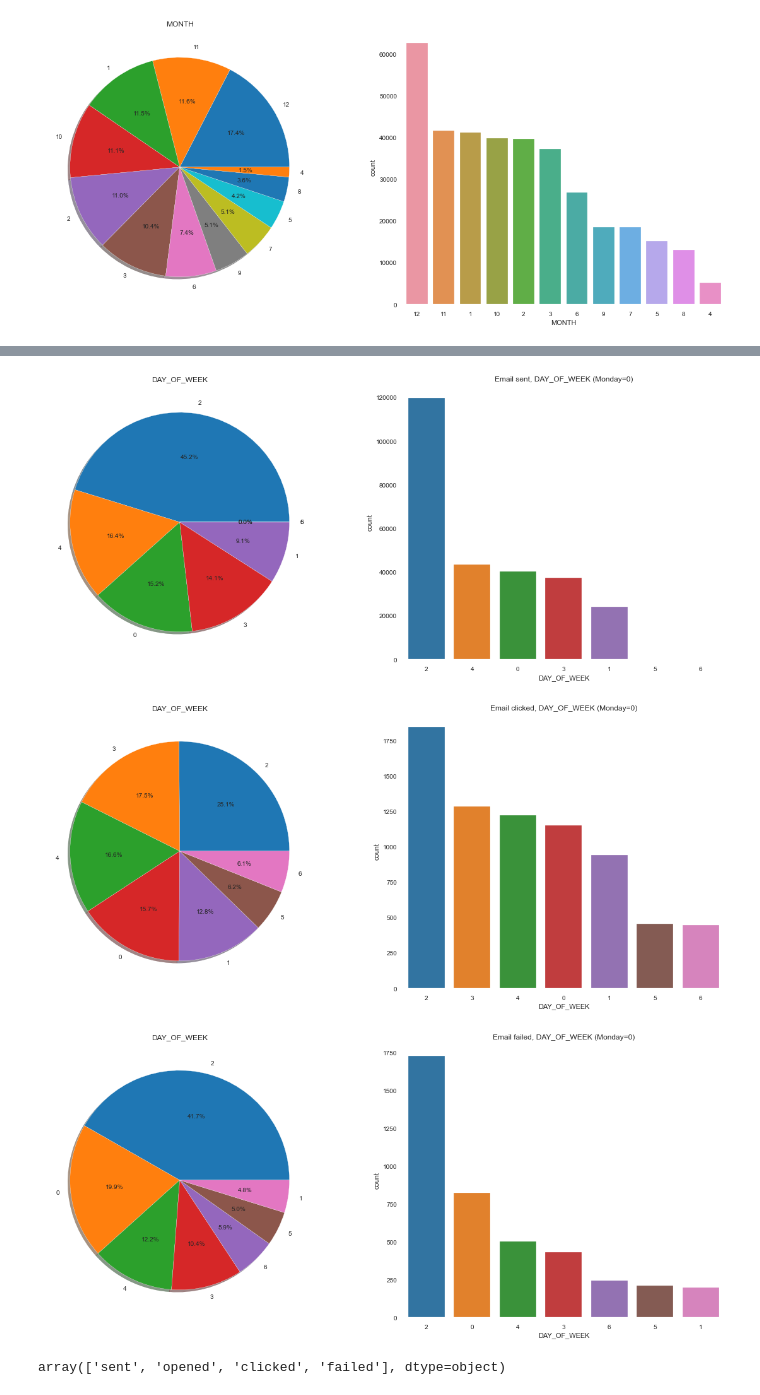
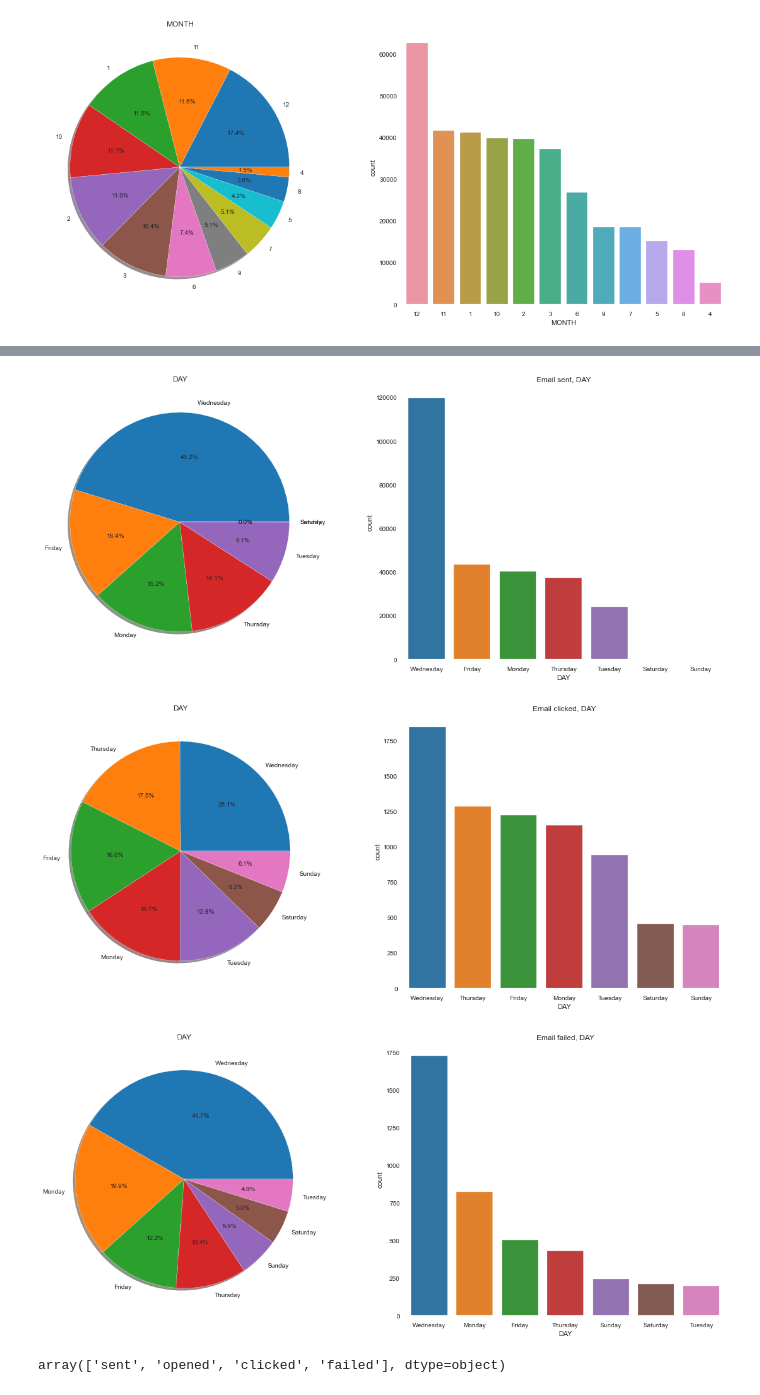
Before and after one commit to ck-unifr/analysis_email_performance, a Jupyter notebook: analysis_email_performance.ipynb, the cells around one changed output, grey strips where cells are left out. Drawn from its saved outputs; the diff is of its cells as text; code cells hidden in the pictures.

```diff
--- a/analysis_email_performance.ipynb
+++ b/analysis_email_performance.ipynb
@@ -1293,15 +1295,22 @@ plot_pie_bar(df[df['DELIVERY_STATUS'] == 'opened'], 'DAY_OF_WEEK', title='Email
 # %%
-plot_pie_bar(df[df['DELIVERY_STATUS'] == 'sent'], 'DAY_OF_WEEK', title='Email sent, DAY_OF_WEEK (Monday=0)')
+plot_pie_bar(df[df['DELIVERY_STATUS'] == 'sent'],
+             'DAY',
+             title='Email sent, DAY')
 # %% [output]
-[figure, old version]
+[figure, new version]
 # %%
-plot_pie_bar(df[df['DELIVERY_STATUS'] == 'clicked'], 'DAY_OF_WEEK', title='Email clicked, DAY_OF_WEEK (Monday=0)')
+plot_pie_bar(df[df['DELIVERY_STATUS'] == 'clicked'],
+             'DAY',
+             title='Email clicked, DAY'
+            )
 # %% [output]
-[figure, old version]
+[figure, new version]
 # %%
-plot_pie_bar(df[df['DELIVERY_STATUS'] == 'failed'], 'DAY_OF_WEEK', title='Email failed, DAY_OF_WEEK (Monday=0)')
+plot_pie_bar(df[df['DELIVERY_STATUS'] == 'failed'],
+             'DAY',
+             title='Email failed, DAY')
 # %% [output]
-[figure, old version]
+[figure, new version]
 # %%
 df['DELIVERY_STATUS'].unique()
 # %% [output]
```
Also changed, not shown: parts of 21 cells of this notebook.
